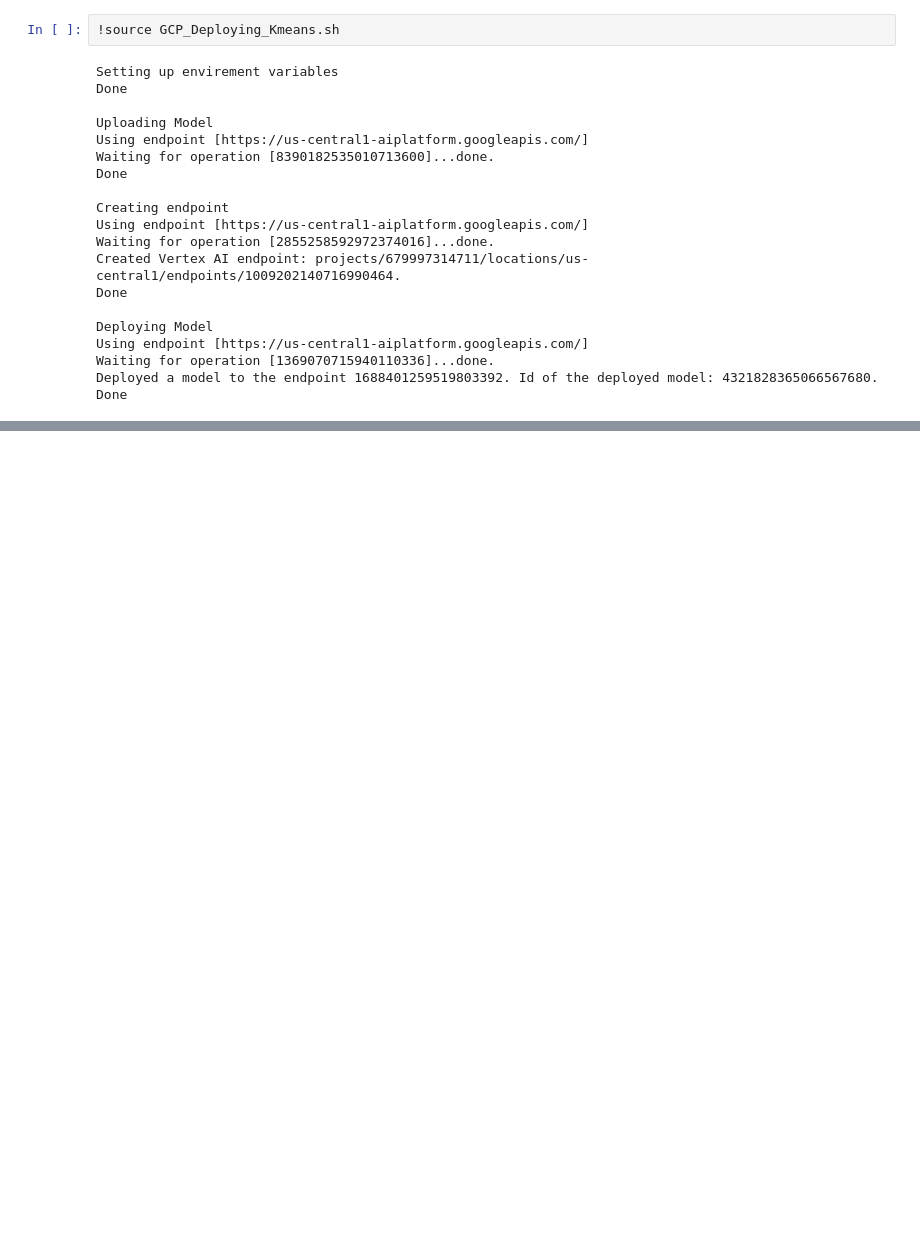
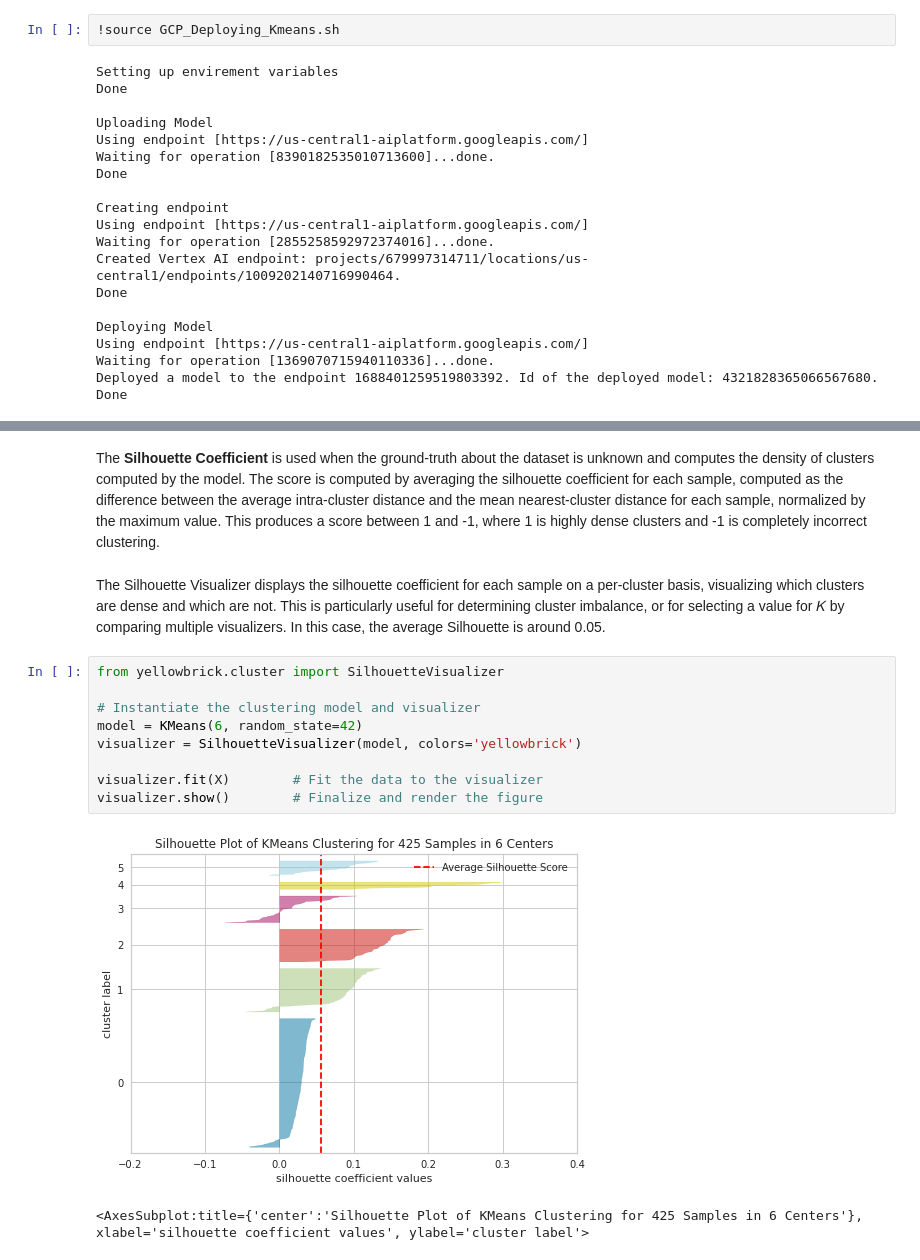
Before and after one commit to AdrianTJ/bookish-journey, a Jupyter notebook: model/KMeans_Training.ipynb, the cells around one changed output, grey strips where cells are left out. Drawn from its saved outputs; the diff is of its cells as text; blank space fills up the shorter version.

```diff
--- a/model/KMeans_Training.ipynb
+++ b/model/KMeans_Training.ipynb
@@ -241,0 +266,17 @@ Done
+# %% [markdown]
+The **Silhouette Coefficient** is used when the ground-truth about the dataset is unknown and computes the density of clusters computed by the model. The score is computed by averaging the silhouette coefficient for each sample, computed as the difference between the average intra-cluster distance and the mean nearest-cluster distance for each sample, normalized by the maximum value. This produces a score between 1 and -1, where 1 is highly dense clusters and -1 is completely incorrect clustering.
+# %% [markdown]
+The Silhouette Visualizer displays the silhouette coefficient for each sample on a per-cluster basis, visualizing which clusters are dense and which are not. This is particularly useful for determining cluster imbalance, or for selecting a value for 𝐾 by comparing multiple visualizers.
+In this case, the average Silhouette is around 0.05.
+# %%
+from yellowbrick.cluster import SilhouetteVisualizer
+
+# Instantiate the clustering model and visualizer
+model = KMeans(6, random_state=42)
+visualizer = SilhouetteVisualizer(model, colors='yellowbrick')
+
+visualizer.fit(X)        # Fit the data to the visualizer
+visualizer.show()        # Finalize and render the figure
+# %% [output]
+[figure, added]
+<AxesSubplot:title={'center':'Silhouette Plot of KMeans Clustering for 425 Samples in 6 Centers'}, xlabel='silhouette coefficient values', ylabel='cluster label'>
```
Also changed, not shown: parts of 6 cells of this notebook.
